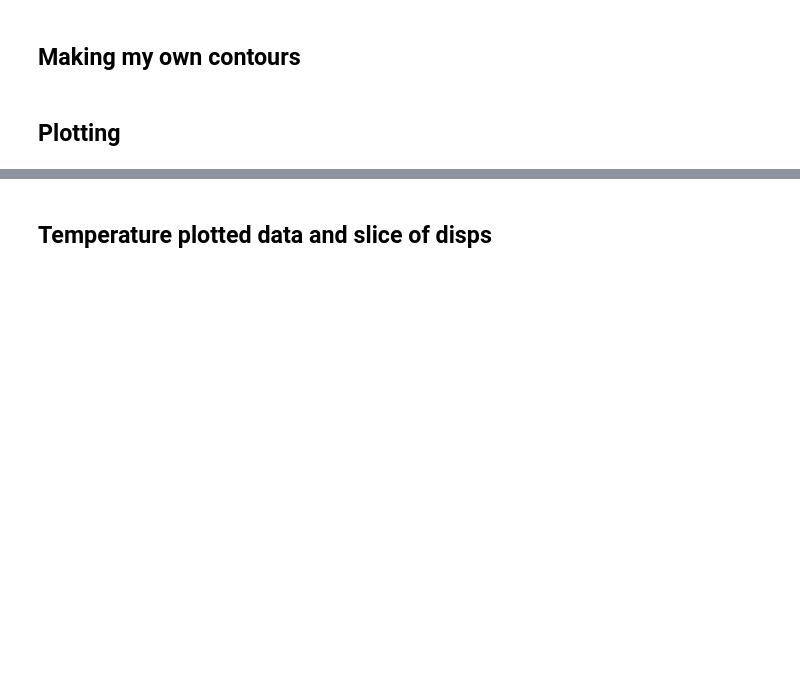
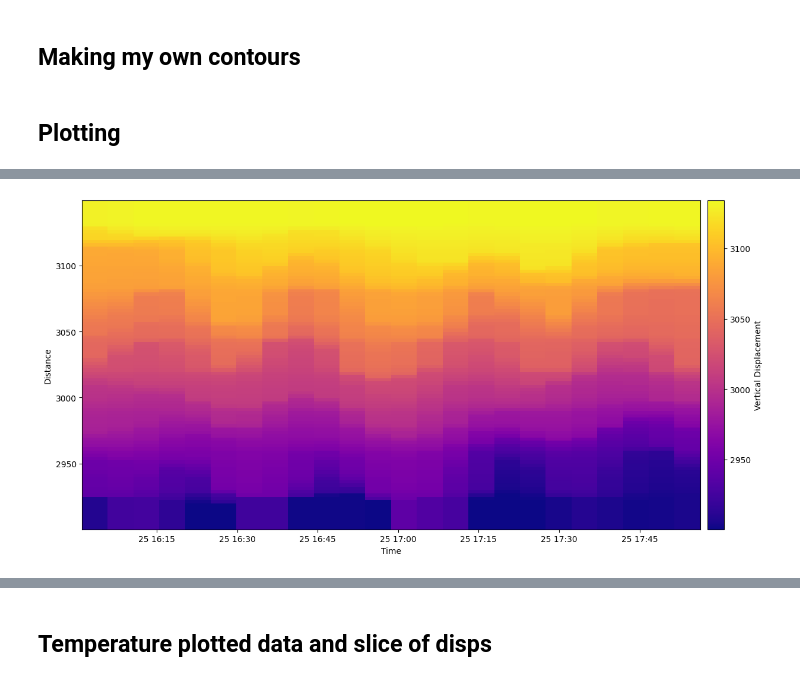
Before and after one commit to ericeberg3/UW_research, a Jupyter notebook: DTS_TG_SINDy.ipynb, the cells around one changed output, grey strips where cells are left out. Drawn from its saved outputs; the diff is of its cells as text; code cells hidden in the pictures; blank space fills up the shorter version.

```diff
--- a/DTS_TG_SINDy.ipynb
+++ b/DTS_TG_SINDy.ipynb
@@ -175 +187,25 @@ ax.legend(['High Pass', 'Original'])
+# %%
+fig, ax = plt.subplots(figsize=(2.5*6.4,1.5*4.8))
+# for i in range(len(displacements[:, 0])): plt.plot(plot_times_zoomed, depths[i, :] + displacements[i, :])
+ddt = np.gradient(displacements, axis=1)
+im1 = ax.imshow(contour_points_arr_interp, origin='lower',
+           aspect='auto',
+            extent=[plot_times_zoomed[0], plot_times_zoomed[-1],
+                   plot_dists_zoomed[0], plot_dists_zoomed[-1]],
+            cmap='plasma',
+            vmin=np.percentile(contour_points_arr_interp[~np.isnan(contour_points_arr_interp)],1),
+            vmax=np.percentile(contour_points_arr_interp[~np.isnan(contour_points_arr_interp)],99),
+            )
+ax.set_ylabel('Distance')
+ax.set_xlabel('Time')
+# plt.legend(contour_values_legend)
+
+cbar = fig.colorbar(im1, pad=0.01)
+cbar.set_label('Vertical Displacement')
+plt.show()
+# plt.plot(datetime.datetime(*contour_points[contour_values[0]]['t']), contour_points[contour_values[0]]['x'], '.')
+# plt.plot(plot_times_zoomed[real_inds], contour_points_arr[0][real_inds], '.')
+# print(interpf(plot_times_zoomed_int[nan_inds]))
+# %% [output]
+[figure, added]
 # %%
```
Also changed, not shown: parts of 17 cells of this notebook, 3 other files.
